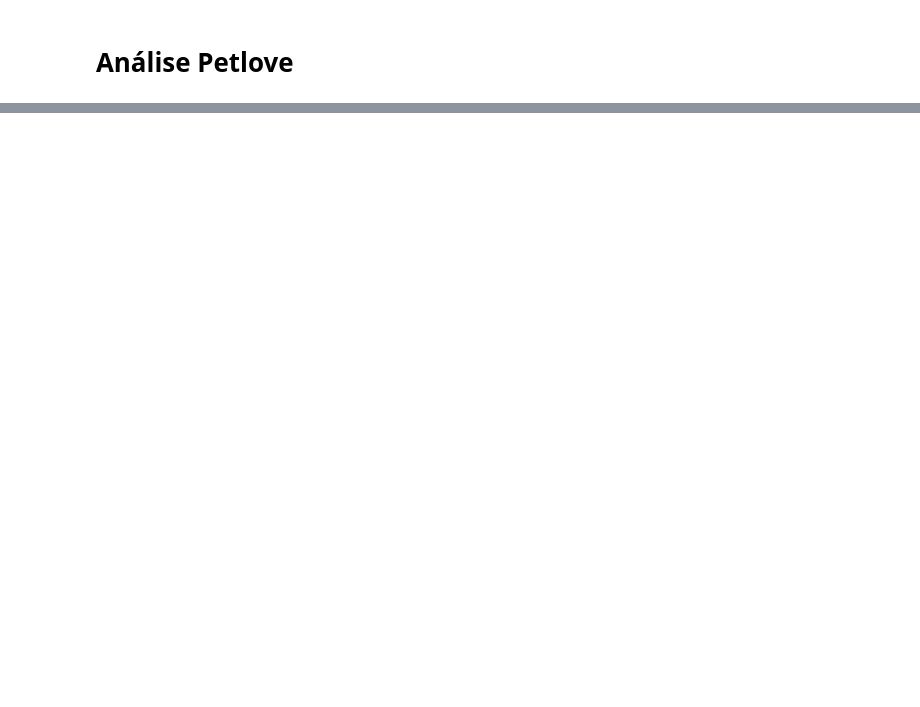
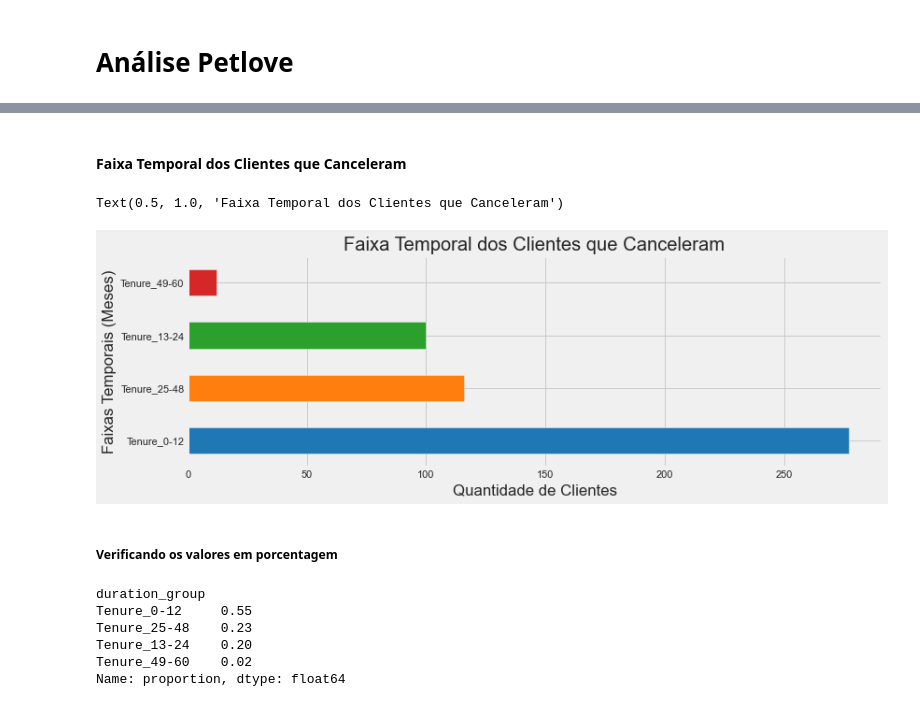
Before and after one commit to Victor-Rosa/analise-petlove, a Jupyter notebook: scripts/Analise_Petlove.ipynb, the cells around one changed output, grey strips where cells are left out. Drawn from its saved outputs; the diff is of its cells as text; code cells hidden in the pictures; blank space fills up the shorter version.

```diff
--- a/scripts/Analise_Petlove.ipynb
+++ b/scripts/Analise_Petlove.ipynb
@@ -112,0 +380,24 @@ for col in list_col_values:
+# %% [markdown]
+#### Faixa Temporal dos Clientes que Canceleram
+# %%
+fig, ax = plt.subplots(figsize = (12, 4))
+df[df['status'] == 'canceled']['duration_group'].value_counts().plot(kind='barh',color=colors)
+ax.set_ylabel('Faixas Temporais (Meses)')
+ax.set_xlabel('Quantidade de Clientes')
+plt.tight_layout()
+ax.set_title('')
+plt.title('Faixa Temporal dos Clientes que Canceleram')
+# %% [output]
+Text(0.5, 1.0, 'Faixa Temporal dos Clientes que Canceleram')
+[figure, added]
+# %% [markdown]
+##### Verificando os valores em porcentagem
+# %%
+df[df['status'] == 'canceled']['duration_group'].value_counts(normalize=True).round(2)
+# %% [output]
+duration_group
+Tenure_0-12     0.55
+Tenure_25-48    0.23
+Tenure_13-24    0.20
+Tenure_49-60    0.02
+Name: proportion, dtype: float64
```
Also changed, not shown: parts of 110 cells of this notebook, 8 other files.
